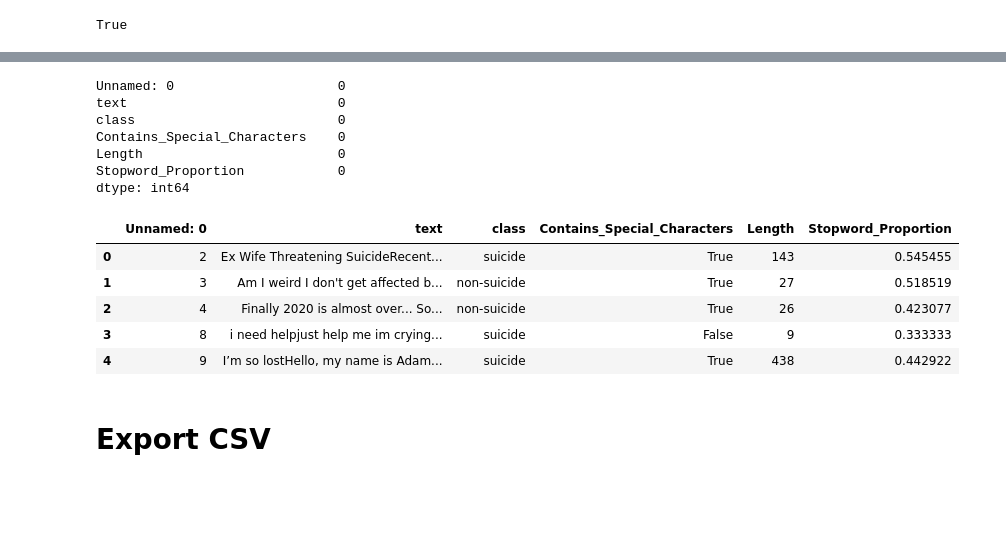
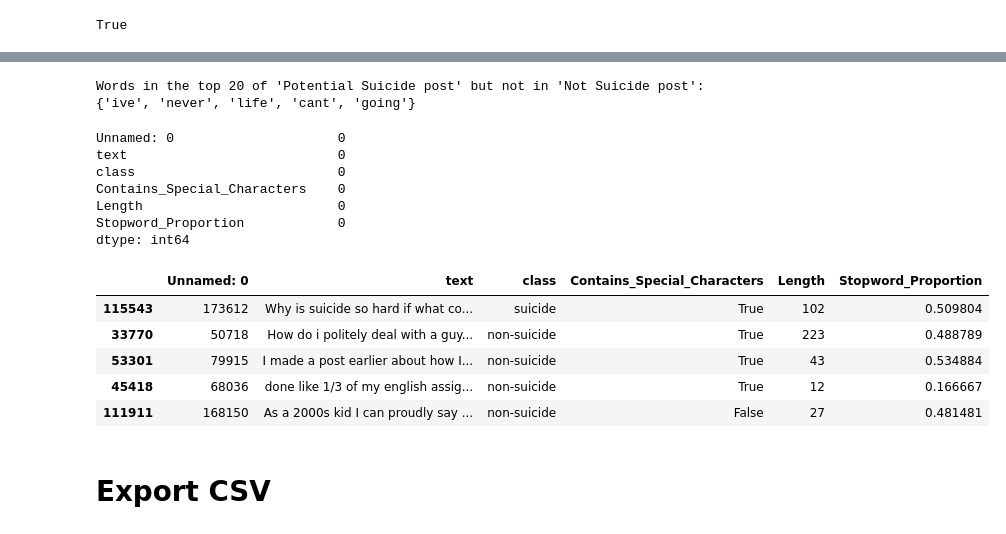
Before and after one commit to seij001/suicidal_tweet_detection, a Jupyter notebook: eda2.ipynb, the cells around one changed output, grey strips where cells are left out. Cells and saved outputs as stored; diff of their text form; code cells hidden in the pictures; blank space fills up the shorter version.

```diff
--- a/eda2.ipynb
+++ b/eda2.ipynb
@@ -193,10 +222,10 @@ def stopword_proportion(tweet):
     stopwords_in_tweet = [word for word in words if word.lower() in stop_words]
     return len(stopwords_in_tweet) / len(words) if len(words) > 0 else 0
 
-df['Stopword_Proportion'] = df['text'].apply(stopword_proportion)
+balanced_sample['Stopword_Proportion'] = balanced_sample['text'].apply(stopword_proportion)
 
 # Calculate the overall proportion of stopwords in the dataset
-overall_stopword_proportion = df['Stopword_Proportion'].mean()
+overall_stopword_proportion = balanced_sample['Stopword_Proportion'].mean()
 
 print(f"Overall proportion of stopwords in the dataset: {overall_stopword_proportion:.4f}")
 # %% [output]
@@ -257,2 +318,20 @@ Top 20 words for 'Potential Suicide post':
+# %%
+# Get the top 20 words for each class
+not_suicide_top_words = get_20_words_from_counter(not_suicide_df)
+potential_suicide_top_words = get_20_words_from_counter(potential_suicide_df)
+
+# Convert top 20 words to sets for comparison
+not_suicide_words = {word for word, _ in not_suicide_top_words}
+potential_suicide_words = {word for word, _ in potential_suicide_top_words}
+
+# Find words in suicide class but not in non-suicide class
+exclusive_suicide_words = potential_suicide_words - not_suicide_words
+
+# Print results
+print("Words in the top 20 of 'Potential Suicide post' but not in 'Not Suicide post':")
+print(exclusive_suicide_words)
+# %% [output]
+Words in the top 20 of 'Potential Suicide post' but not in 'Not Suicide post':
+{'ive', 'never', 'life', 'cant', 'going'}
 # %%
 # Check missing values
@@ -265,15 +344,15 @@ Contains_Special_Characters    0
 Length                         0
 Stopword_Proportion            0
 dtype: int64
-# %%
-df = df.dropna()
-df.head()
-# %% [output]
-|  | Unnamed: 0 | text | class | Contains_Special_Characters | Length | Stopword_Proportion |
-| 0 | 2 | Ex Wife Threatening SuicideRecent... | suicide | True | 143 | 0.545455 |
-| 1 | 3 | Am I weird I don't get affected b... | non-suicide | True | 27 | 0.518519 |
-| 2 | 4 | Finally 2020 is almost over... So... | non-suicide | True | 26 | 0.423077 |
-| 3 | 8 | i need helpjust help me im crying... | suicide | False | 9 | 0.333333 |
-| 4 | 9 | I’m so lostHello, my name is Adam... | suicide | True | 438 | 0.442922 |
+# %%
+balanced_sample = balanced_sample.dropna()
+balanced_sample.head()
+# %% [output]
+|  | Unnamed: 0 | text | class | Contains_Special_Characters | Length | Stopword_Proportion |
+| 115543 | 173612 | Why is suicide so hard if what co... | suicide | True | 102 | 0.509804 |
+| 33770 | 50718 | How do i politely deal with a guy... | non-suicide | True | 223 | 0.488789 |
+| 53301 | 79915 | I made a post earlier about how I... | non-suicide | True | 43 | 0.534884 |
+| 45418 | 68036 | done like 1/3 of my english assig... | non-suicide | True | 12 | 0.166667 |
+| 111911 | 168150 | As a 2000s kid I can proudly say ... | non-suicide | False | 27 | 0.481481 |
 # %% [markdown]
 # Export CSV
```
Also changed, not shown: parts of 14 cells of this notebook.
